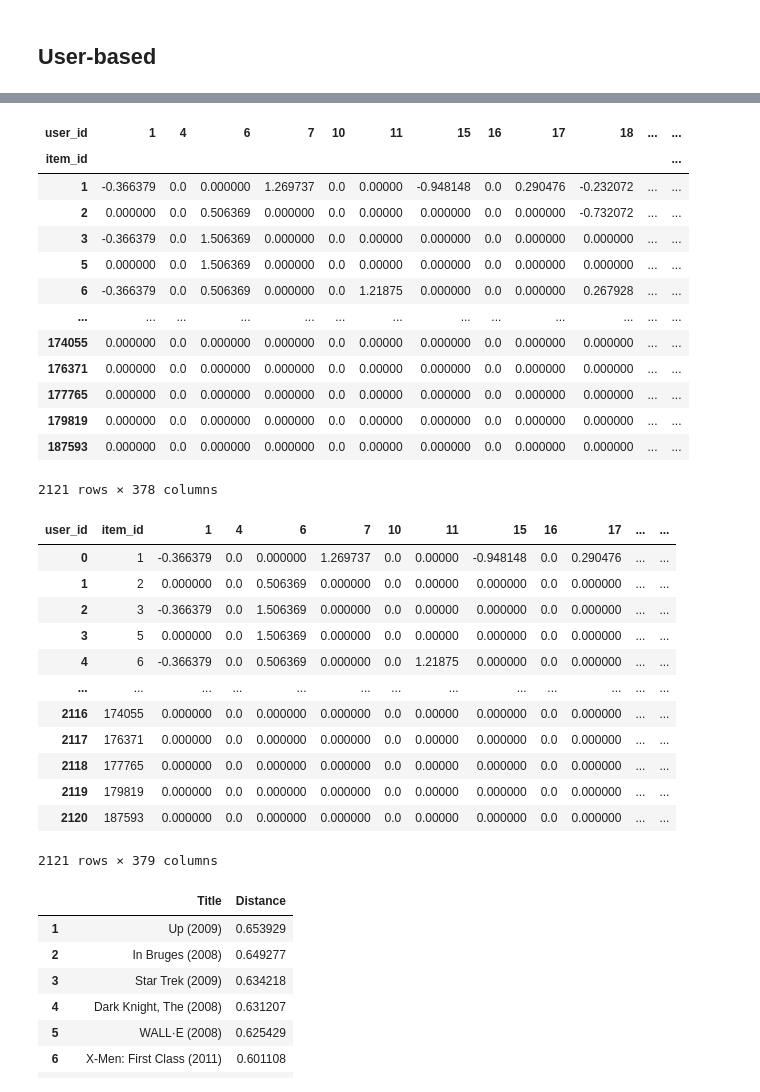
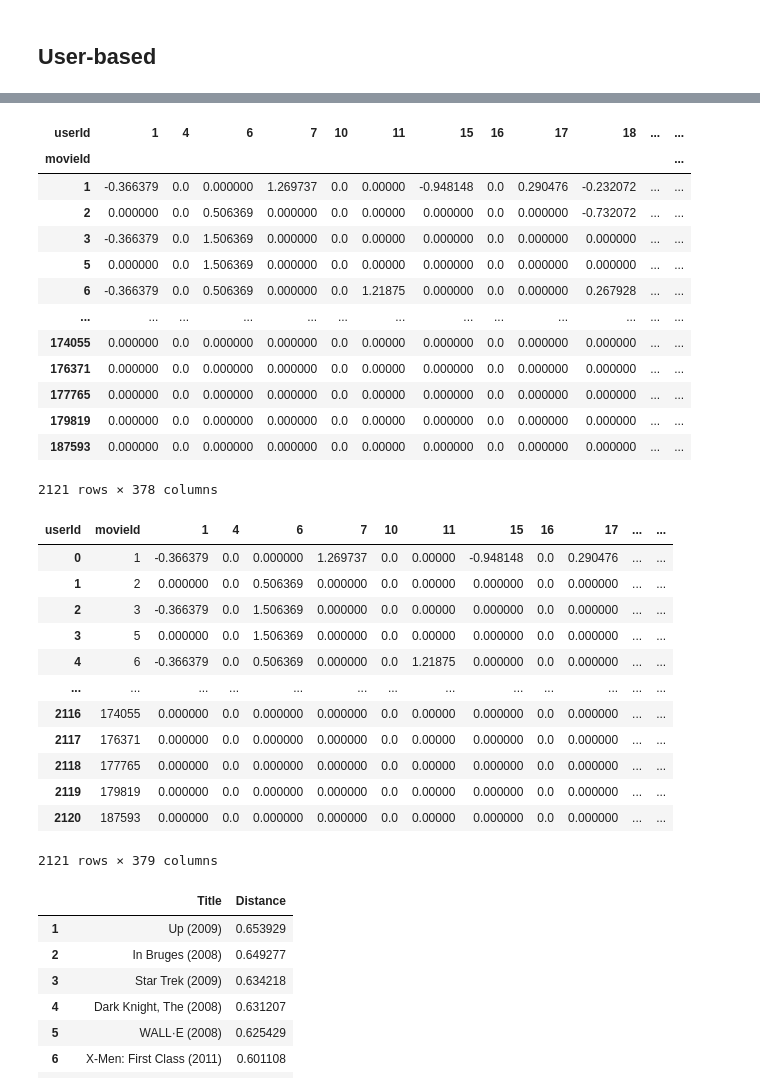
Before and after one commit to ngoduongkha/Recommendation-System, a Jupyter notebook: code.ipynb, the cells around one changed output, grey strips where cells are left out. Drawn from its saved outputs; the diff is of its cells as text; code cells hidden in the pictures.

```diff
--- a/code.ipynb
+++ b/code.ipynb
@@ -65,7 +65,7 @@ def weighted_rating(v, m, R, C):
     return ((v / (v + m)) * R) + ((m / (v + m)) * C)
 
 def calculate_popular_based_score(rating_df, item_df, user_col, item_col, rating_col):
-    # group ratings by item_id
+    # group ratings by ITEM_COL
     vote_count = (
         rating_df
         .groupby(item_col, as_index=False)
@@ -88,9 +88,9 @@ def calculate_popular_based_score(rating_df, item_df, user_col, item_col, rating
     return popular_items
 
 # init constant
-USER_COL = 'user_id'
-ITEM_COL = 'item_id'
-RATING_COL = 'rating'
+USER_COL = 'userId'
+ITEM_COL = 'movieId'
+RATING_COL = RATING_COL
 
 # calculate popular_based score and sort descending
 popular_items = calculate_popular_based_score(ratings, items, USER_COL, ITEM_COL, RATING_COL)
@@ -195,7 +195,7 @@ Top 25 similar movie to item ID 1
 # %% [markdown]
 ## User-based
 # %%
-user_based_dataset = ratings.pivot(index='item_id',columns='user_id',values='rating')
+user_based_dataset = ratings.pivot(index=ITEM_COL,columns=USER_COL,values=RATING_COL)
 user_based_dataset = user_based_dataset - user_based_dataset.mean()
 
 user_based_dataset.fillna(0,inplace=True)
@@ -217,16 +217,16 @@ user_based_dataset
 | 193609 | 0.000000 | 0.0 | 0.0 | 0.0 | 0.000000 | 0.000000 | 0.000000 | 0.000000 | 0.0 | 0.0 | ... | ... |
 9724 rows × 610 columns
 # %%
-no_user_voted = ratings.groupby('item_id')['rating'].agg('count')
-no_movies_voted = ratings.groupby('user_id')['rating'].agg('count')
+no_user_voted = ratings.groupby(ITEM_COL)[RATING_COL].agg('count')
+no_movies_voted = ratings.groupby(USER_COL)[RATING_COL].agg('count')
 
 user_based_dataset = user_based_dataset.loc[no_user_voted[no_user_voted > 10].index,:]
 user_based_dataset = user_based_dataset.loc[:,no_movies_voted[no_movies_voted > 50].index]
 
 user_based_dataset
 # %% [output]
-| user_id | 1 | 4 | 6 | 7 | 10 | 11 | 15 | 16 | 17 | 18 | ... | ... |
-| item_id |  |  |  |  |  |  |  |  |  |  |  | ... |
+| userId | 1 | 4 | 6 | 7 | 10 | 11 | 15 | 16 | 17 | 18 | ... | ... |
+| movieId |  |  |  |  |  |  |  |  |  |  |  | ... |
 | 1 | -0.366379 | 0.0 | 0.000000 | 1.269737 | 0.0 | 0.00000 | -0.948148 | 0.0 | 0.290476 | -0.232072 | ... | ... |
 | 2 | 0.000000 | 0.0 | 0.506369 | 0.000000 | 0.0 | 0.00000 | 0.000000 | 0.0 | 0.000000 | -0.732072 | ... | ... |
 | 3 | -0.366379 | 0.0 | 1.506369 | 0.000000 | 0.0 | 0.00000 | 0.000000 | 0.0 | 0.000000 | 0.000000 | ... | ... |
@@ -250,7 +250,7 @@ knn = NearestNeighbors(metric='cosine', algorithm='brute', n_neighbors=20, n_job
 knn.fit(csr_data)
 display(user_based_dataset)
 # %% [output]
-| user_id | item_id | 1 | 4 | 6 | 7 | 10 | 11 | 15 | 16 | 17 | ... | ... |
+| userId | movieId | 1 | 4 | 6 | 7 | 10 | 11 | 15 | 16 | 17 | ... | ... |
 | 0 | 1 | -0.366379 | 0.0 | 0.000000 | 1.269737 | 0.0 | 0.00000 | -0.948148 | 0.0 | 0.290476 | ... | ... |
 | 1 | 2 | 0.000000 | 0.0 | 0.506369 | 0.000000 | 0.0 | 0.00000 | 0.000000 | 0.0 | 0.000000 | ... | ... |
 | 2 | 3 | -0.366379 | 0.0 | 1.506369 | 0.000000 | 0.0 | 0.00000 | 0.000000 | 0.0 | 0.000000 | ... | ... |
```
Also changed, not shown: parts of 7 cells of this notebook, 2 other files.
